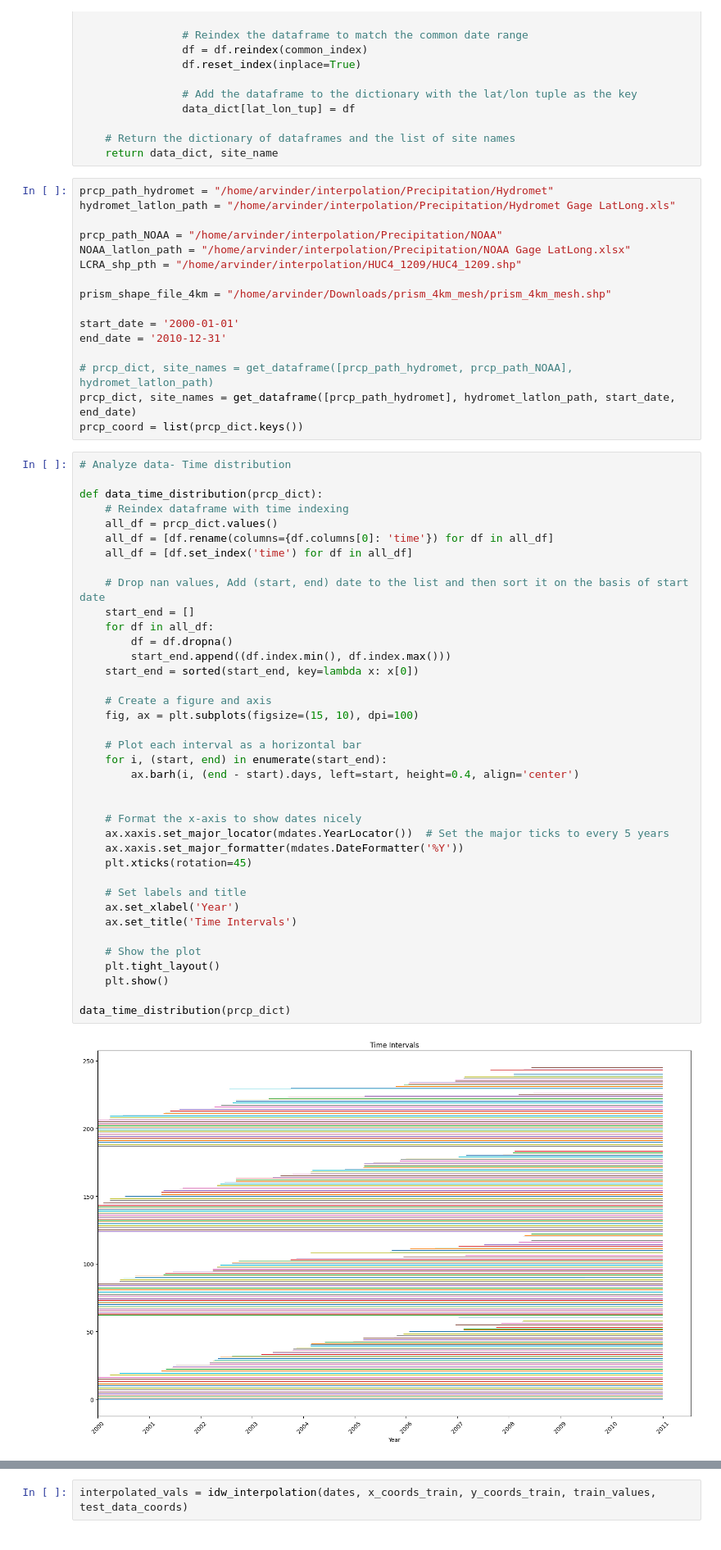
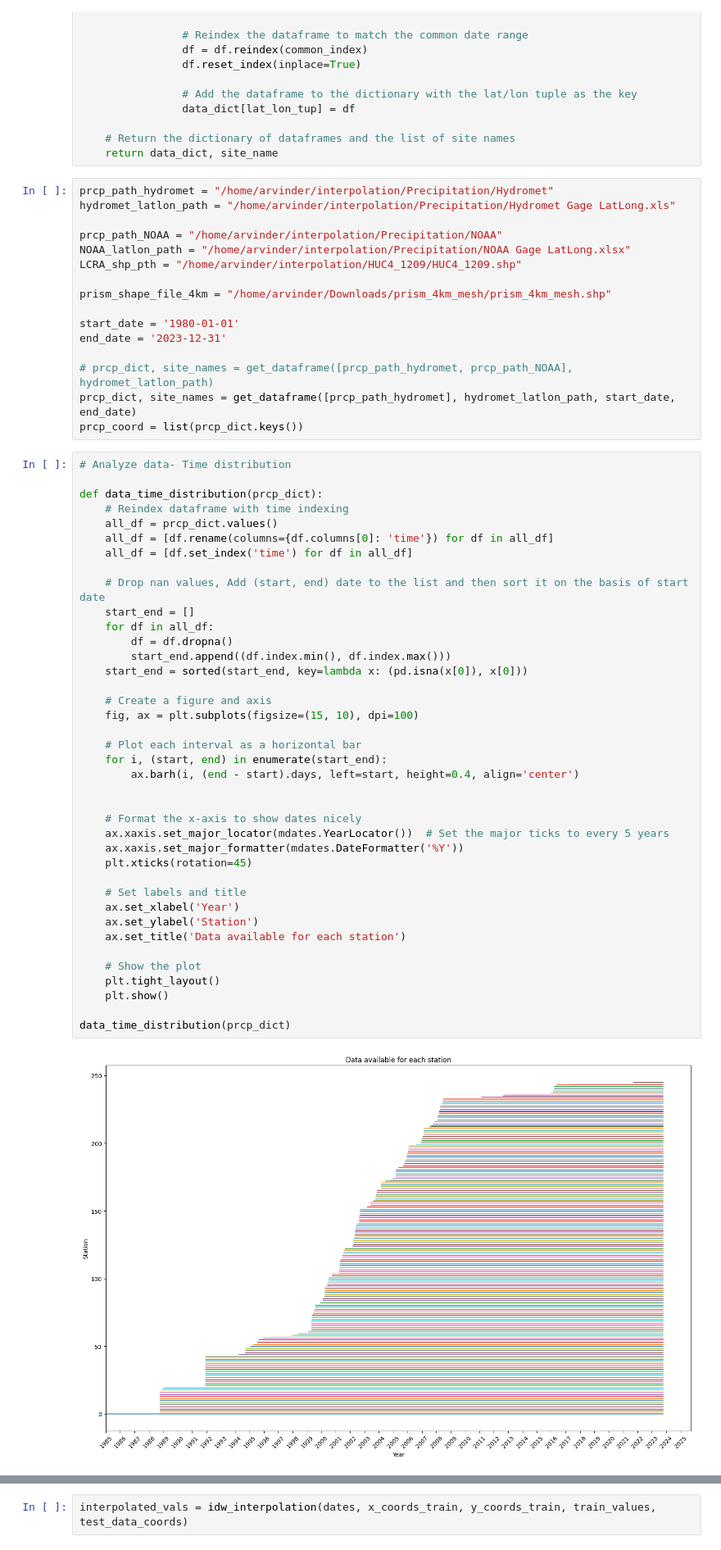
Before and after one commit to GEM-TAMU/LCRA-Interpolation, a Jupyter notebook: interpolation.ipynb, the cells around one changed output, grey strips where cells are left out. Shown at 82% size. Cells and saved outputs as stored; diff of their text form.

```diff
--- a/interpolation.ipynb
+++ b/interpolation.ipynb
@@ -96,8 +96,8 @@ LCRA_shp_pth = "/home/arvinder/interpolation/HUC4_1209/HUC4_1209.shp"
 
 prism_shape_file_4km = "/home/arvinder/Downloads/prism_4km_mesh/prism_4km_mesh.shp"
 
-start_date = '2000-01-01'
-end_date = '2010-12-31'
+start_date = '1980-01-01'
+end_date = '2023-12-31'
 
 # prcp_dict, site_names = get_dataframe([prcp_path_hydromet, prcp_path_NOAA], hydromet_latlon_path)
 prcp_dict, site_names = get_dataframe([prcp_path_hydromet], hydromet_latlon_path, start_date, end_date)
@@ -112,36 +112,37 @@ def data_time_distribution(prcp_dict):
     all_df = [df.set_index('time') for df in all_df]
 
     # Drop nan values, Add (start, end) date to the list and then sort it on the basis of start date
     start_end = []
     for df in all_df:
         df = df.dropna()
         start_end.append((df.index.min(), df.index.max()))
-    start_end = sorted(start_end, key=lambda x: x[0])
+    start_end = sorted(start_end, key=lambda x: (pd.isna(x[0]), x[0]))
 
     # Create a figure and axis
     fig, ax = plt.subplots(figsize=(15, 10), dpi=100)
 
     # Plot each interval as a horizontal bar
     for i, (start, end) in enumerate(start_end):
         ax.barh(i, (end - start).days, left=start, height=0.4, align='center')
 
 
     # Format the x-axis to show dates nicely
     ax.xaxis.set_major_locator(mdates.YearLocator())  # Set the major ticks to every 5 years
     ax.xaxis.set_major_formatter(mdates.DateFormatter('%Y'))
     plt.xticks(rotation=45)
 
     # Set labels and title
     ax.set_xlabel('Year')
-    ax.set_title('Time Intervals')
+    ax.set_ylabel('Station')
+    ax.set_title('Data available for each station')
 
     # Show the plot
     plt.tight_layout()
     plt.show()
 
 data_time_distribution(prcp_dict)
 # %% [output]
-[figure, old version]
+[figure, new version]
 # %%
 def get_centroid_and_plot(LCRA_shp_pth, prism_shape_file):
 
```
Also changed, not shown: parts of 6 cells of this notebook.
